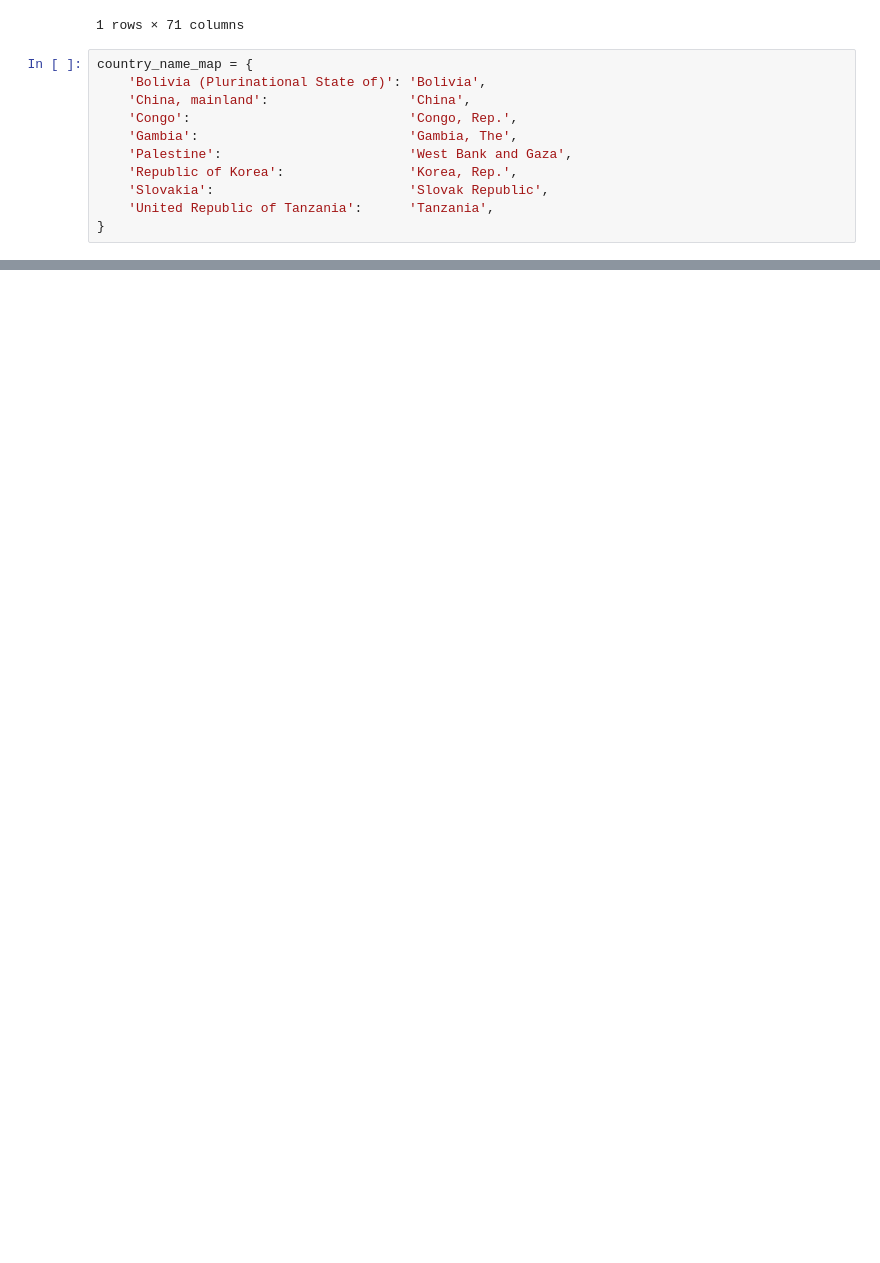
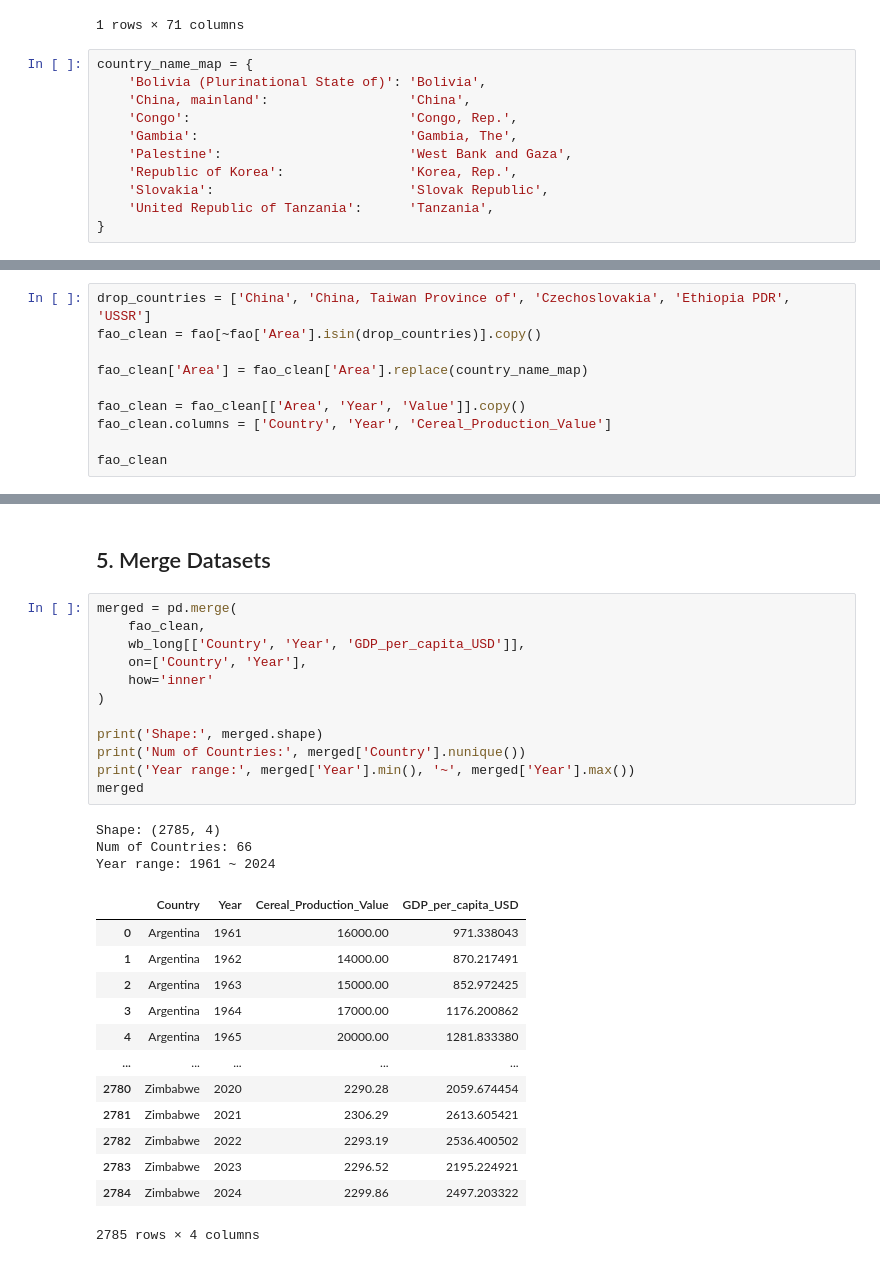
Before and after one commit to sageskim/IS477-SP26-SKKT, a Jupyter notebook: notebooks/data_integration.ipynb, the cells around one changed output, grey strips where cells are left out. Cells and saved outputs as stored; diff of their text form; blank space fills up the shorter version.

```diff
--- a/notebooks/data_integration.ipynb
+++ b/notebooks/data_integration.ipynb
@@ -155,0 +188,10 @@ fao_clean[fao_clean]
+# %%
+drop_countries = ['China', 'China, Taiwan Province of', 'Czechoslovakia', 'Ethiopia PDR', 'USSR']
+fao_clean = fao[~fao['Area'].isin(drop_countries)].copy()
+
+fao_clean['Area'] = fao_clean['Area'].replace(country_name_map)
+
+fao_clean = fao_clean[['Area', 'Year', 'Value']].copy()
+fao_clean.columns = ['Country', 'Year', 'Cereal_Production_Value']
+
+fao_clean
@@ -155,0 +244,31 @@ fao_clean[fao_clean]
+# %% [markdown]
+## 5. Merge Datasets
+# %%
+merged = pd.merge(
+    fao_clean,
+    wb_long[['Country', 'Year', 'GDP_per_capita_USD']],
+    on=['Country', 'Year'],
+    how='inner'
+)
+
+print('Shape:', merged.shape)
+print('Num of Countries:', merged['Country'].nunique())
+print('Year range:', merged['Year'].min(), '~', merged['Year'].max())
+merged
+# %% [output]
+Shape: (2785, 4)
+Num of Countries: 66
+Year range: 1961 ~ 2024
+|  | Country | Year | Cereal_Production_Value | GDP_per_capita_USD |
+| 0 | Argentina | 1961 | 16000.00 | 971.338043 |
+| 1 | Argentina | 1962 | 14000.00 | 870.217491 |
+| 2 | Argentina | 1963 | 15000.00 | 852.972425 |
+| 3 | Argentina | 1964 | 17000.00 | 1176.200862 |
+| 4 | Argentina | 1965 | 20000.00 | 1281.833380 |
+| ... | ... | ... | ... | ... |
+| 2780 | Zimbabwe | 2020 | 2290.28 | 2059.674454 |
+| 2781 | Zimbabwe | 2021 | 2306.29 | 2613.605421 |
+| 2782 | Zimbabwe | 2022 | 2293.19 | 2536.400502 |
+| 2783 | Zimbabwe | 2023 | 2296.52 | 2195.224921 |
+| 2784 | Zimbabwe | 2024 | 2299.86 | 2497.203322 |
+2785 rows × 4 columns
```
Also changed, not shown: parts of 24 cells of this notebook, 6 other files.
